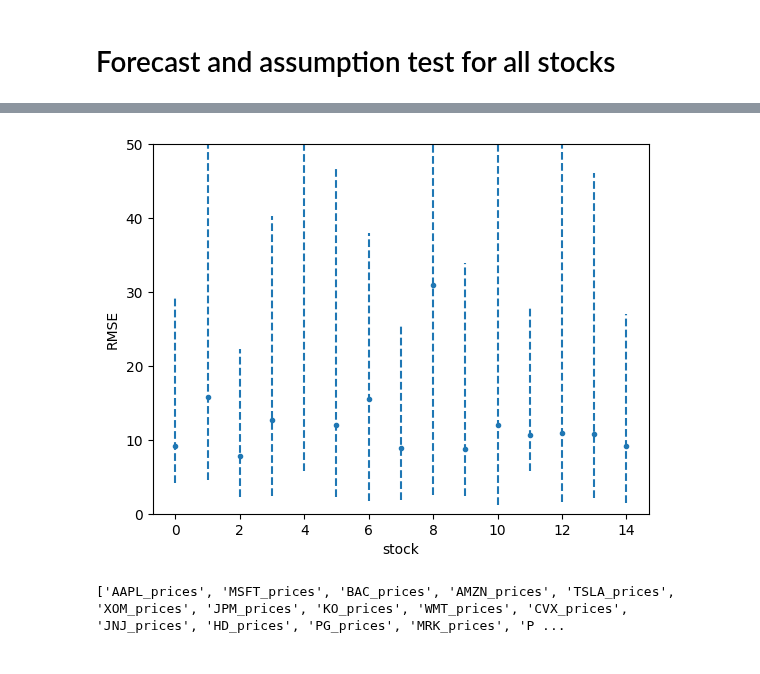
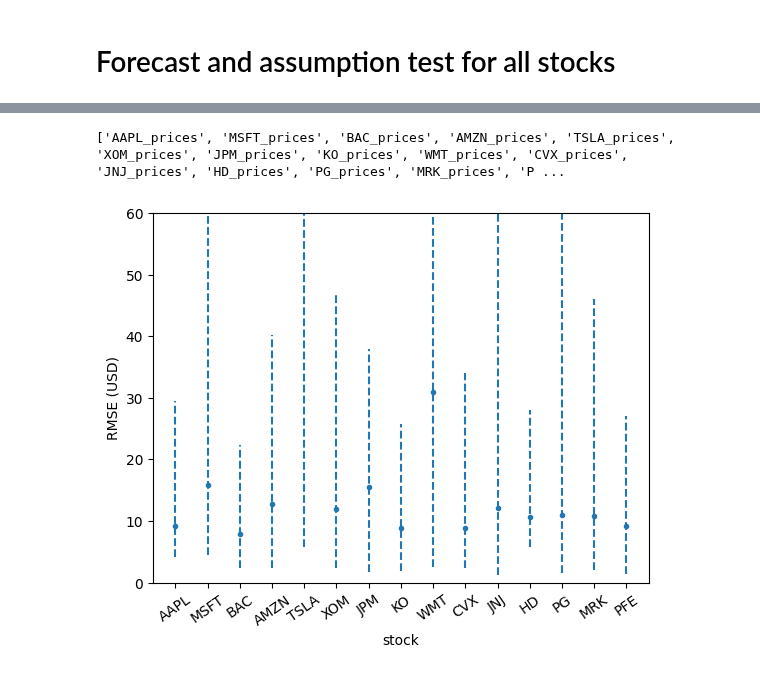
Before and after one commit to DerkNiessink/Project_SDA, a Jupyter notebook: src/Combined Stock Sentiment.ipynb, the cells around one changed output, grey strips where cells are left out. Saved outputs shown, nothing was run; the diff lists cells and outputs as text; code cells hidden in the pictures.

```diff
--- a/src/Combined Stock Sentiment.ipynb
+++ b/src/Combined Stock Sentiment.ipynb
@@ -350,6 +350,7 @@ def plot_mean_forecasts(forecasted_prices, real_prices):
     plt.ylabel("Stock price (USD)")
     plt.xlabel("Date")
     plt.show()
+    return df["mean"]
 # %%
 plot_mean_forecasts(forecasted_prices, real_prices)
 # %% [output]
@@ -494,6 +511,6 @@ for merged_df in merged_dfs:
     all_forecasts.append(forecasted_prices)
     all_real_prices.append(real_prices)
 
-    plot_mean_forecasts(forecasted_prices, real_prices)
+    mean_forecast = plot_mean_forecasts(forecasted_prices, real_prices)
 # %% [output]
 [figure]
@@ -512,6 +529,11 @@ for merged_df in merged_dfs:
+# %%
+stock_names = [result.names[0] for result in results]
+print(stock_names)
+# %% [output]
+['AAPL_prices', 'MSFT_prices', 'BAC_prices', 'AMZN_prices', 'TSLA_prices', 'XOM_prices', 'JPM_prices', 'KO_prices', 'WMT_prices', 'CVX_prices', 'JNJ_prices', 'HD_prices', 'PG_prices', 'MRK_prices', 'P ...
 # %%
 def RMSE(forecasted_prices, real_prices)-> tuple[list, list]:
-    """Return the Root-mean-squared and the squared residuals over time of the forecasted prices
+    """Return the Root-mean-squared and the residuals over time of the forecasted prices
     relative to the real prices"""
 
     forecasted_prices = forecasted_prices.values
@@ -528,22 +550,20 @@ for stock_forecast, real_prices in zip(all_forecasts, all_real_prices):
 # %%
 means = [np.mean(RMSE_windows) for RMSE_windows in RMSE_stocks]
 errors = [[min(RMSE_windows), max(RMSE_windows)] for RMSE_windows in RMSE_stocks]
 index = [i for i in range(len(means))]
 
-plt.plot(index, means, ".")
+fig, ax = plt.subplots(1,1)
+ax.plot(index, means, ".")
+ax.set_xticks(range(15))
+ax.set_xticklabels([stock_name[:-7] for stock_name in stock_names], rotation =35)
 plt.xlabel("stock")
-plt.ylabel("RMSE")
-plt.ylim(0, 50)
+plt.ylabel("RMSE (USD)")
+plt.ylim(0, 60)
 for i, error in enumerate(errors):
     plt.vlines(i, ymin = error[0], ymax = error[1], linestyles="dashed")
 plt.show()
 # %% [output]
-[figure, old version]
+[figure, new version]
-# %%
-stock_names = [result.names[0] for result in results]
-print(stock_names)
-# %% [output]
-['AAPL_prices', 'MSFT_prices', 'BAC_prices', 'AMZN_prices', 'TSLA_prices', 'XOM_prices', 'JPM_prices', 'KO_prices', 'WMT_prices', 'CVX_prices', 'JNJ_prices', 'HD_prices', 'PG_prices', 'MRK_prices', 'P ...
 # %%
 resids_stocks = []
 i = 1
```
Also changed, not shown: parts of 8 cells of this notebook.
